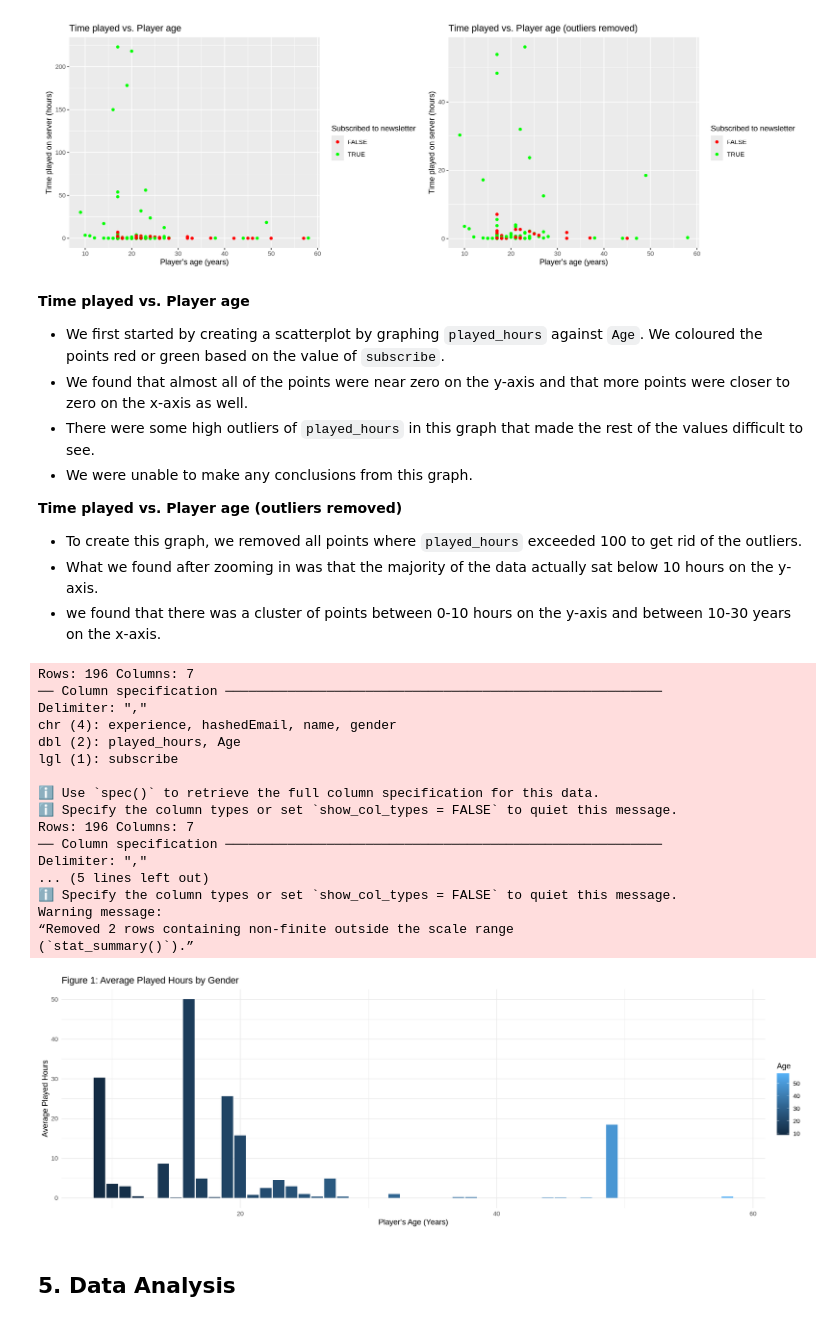
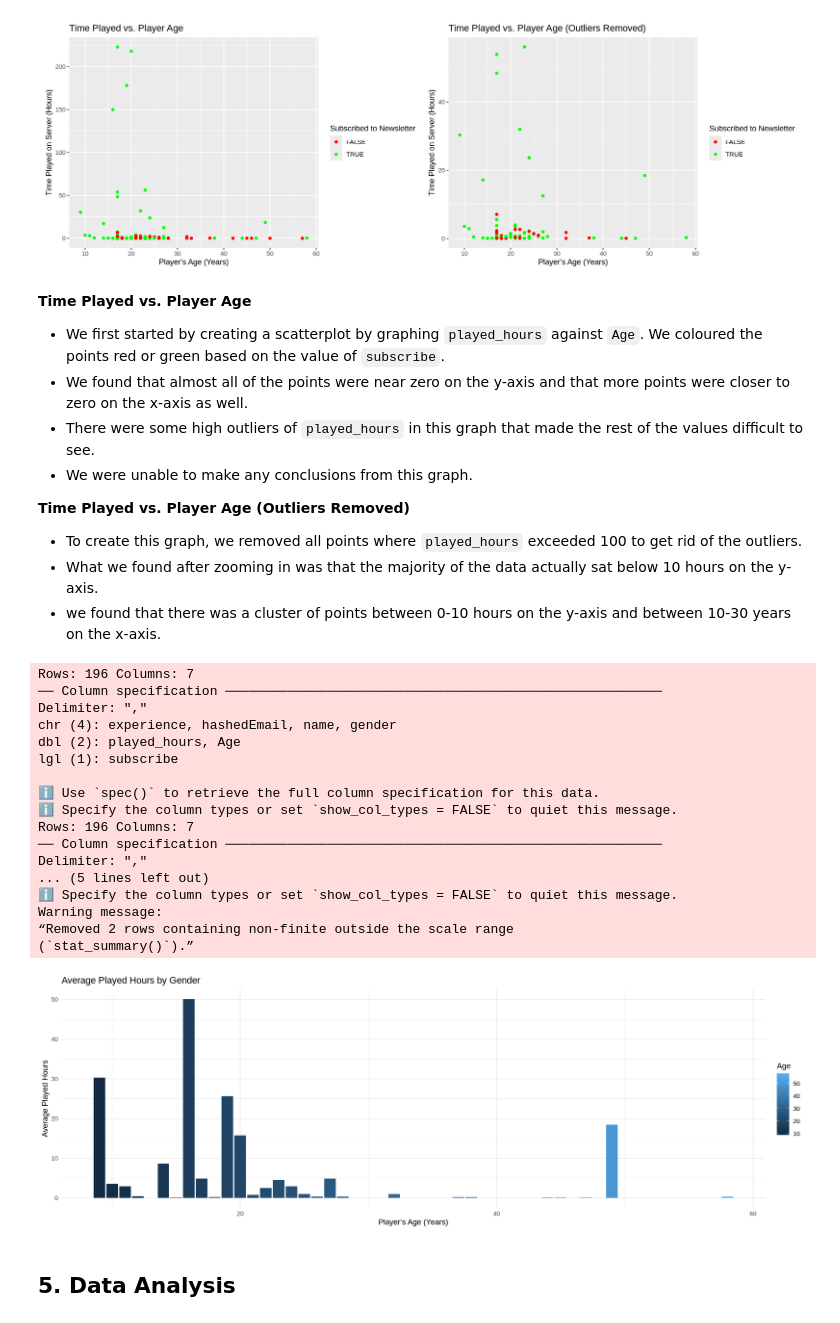
Before and after one commit to vichen15/dsci100-004-30-final-project, a Jupyter notebook: dsci100-004-30-final-project.ipynb, the cells around one changed output. Drawn from its saved outputs; the diff is of its cells as text; code cells hidden in the pictures.

```diff
--- a/dsci100-004-30-final-project.ipynb
+++ b/dsci100-004-30-final-project.ipynb
@@ -160,13 +171,13 @@ time_age_1 + time_age_2
 # %% [output]
 [figure]
 # %% [markdown]
-**Time played vs. Player age**
+**Time Played vs. Player Age**
 - We first started by creating a scatterplot by graphing `played_hours` against `Age`. We coloured the points red or green based on the value of `subscribe`.
 - We found that almost all of the points were near zero on the y-axis and that more points were closer to zero on the x-axis as well.
 - There were some high outliers of `played_hours` in this graph that made the rest of the values difficult to see.
 - We were unable to make any conclusions from this graph.
 
-**Time played vs. Player age (outliers removed)**
+**Time Played vs. Player Age (Outliers Removed)**
 - To create this graph, we removed all points where `played_hours` exceeded 100 to get rid of the outliers.
 - What we found after zooming in was that the majority of the data actually sat below 10 hours on the y-axis.
 - we found that there was a cluster of points between 0-10 hours on the y-axis and between 10-30 years on the x-axis.
@@ -175,35 +186,35 @@ library(tidyverse)
 table_1_data <- "players.csv"
 table_1 <- read_csv(table_1_data)
 table_1_tidy <- read_csv("players.csv") |>
   select(-hashedEmail, -name)
 figure_1 <- ggplot(table_1_tidy, aes(x = Age, y = played_hours, fill = Age)) +
   geom_bar(stat = "summary", fun = "mean") +
   labs(
     x = "Player's Age (Years)",
     y = "Average Played Hours",
-    title = "Figure 1: Average Played Hours by Gender"
+    title = "Average Played Hours by Gender"
   ) +
   theme_minimal()
 figure_1
 # %% [output]
 Rows: 196 Columns: 7
 ── Column specification ────────────────────────────────────────────────────────
 Delimiter: ","
 chr (4): experience, hashedEmail, name, gender
 dbl (2): played_hours, Age
 lgl (1): subscribe
 
 ℹ Use `spec()` to retrieve the full column specification for this data.
 ℹ Specify the column types or set `show_col_types = FALSE` to quiet this message.
 Rows: 196 Columns: 7
 ── Column specification ────────────────────────────────────────────────────────
 Delimiter: ","
 ... (5 lines left out)
 ℹ Specify the column types or set `show_col_types = FALSE` to quiet this message.
 Warning message:
 “Removed 2 rows containing non-finite outside the scale range
 (`stat_summary()`).”
-[figure, old version]
+[figure, new version]
 # %% [markdown]
 ## 5. Data Analysis
 # %%
```
Also changed, not shown: parts of 5 cells of this notebook.
